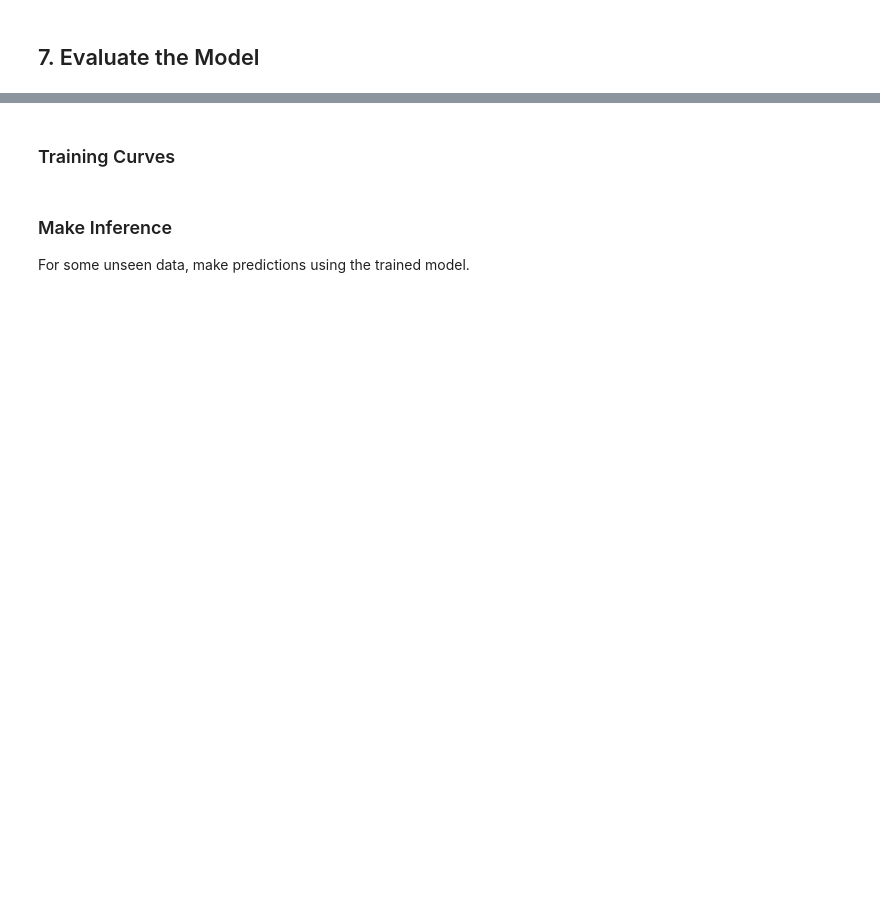
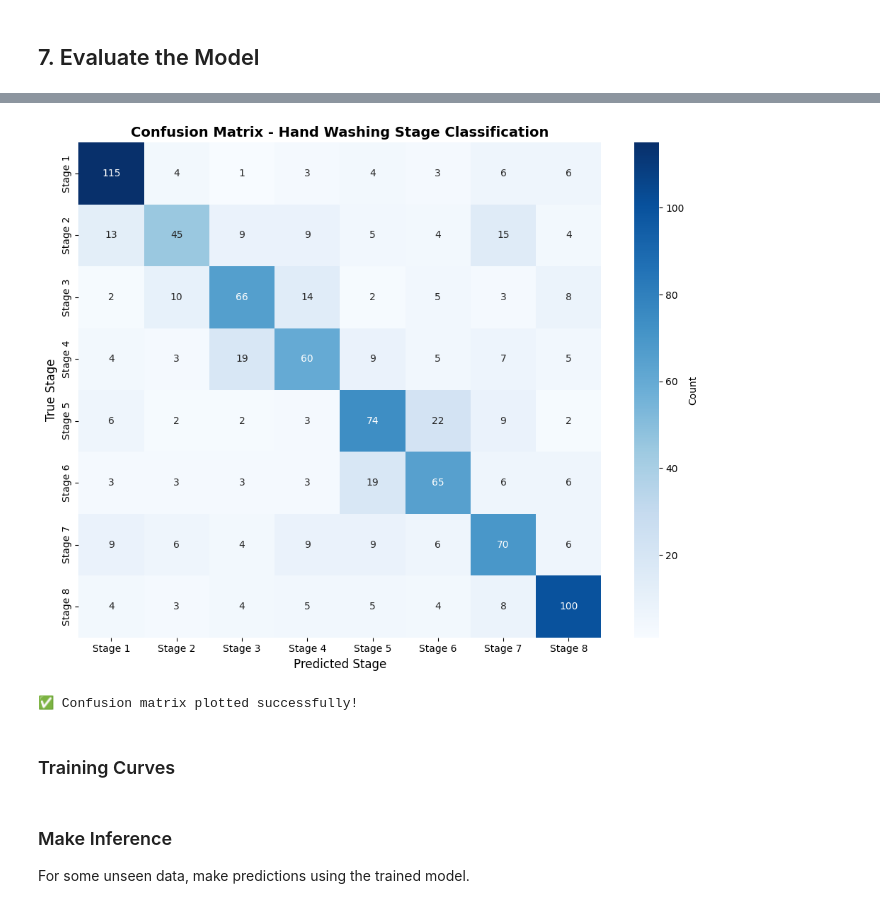
Before and after one commit to OppenTona/COVID-Correct-Hand-Washing-Prediction, a Jupyter notebook: u2560895_NguyenTheToan_Asignment2.ipynb, the cells around one changed output, grey strips where cells are left out. Cells and saved outputs as stored; diff of their text form; code cells hidden in the pictures; blank space fills up the shorter version.

```diff
--- a/u2560895_NguyenTheToan_Asignment2.ipynb
+++ b/u2560895_NguyenTheToan_Asignment2.ipynb
@@ -467,0 +818,65 @@ Display total number of images in each dataset split.
+# %%
+# ===============================
+# Part 7: Evaluate the Model
+# ===============================
+
+from sklearn.metrics import accuracy_score, classification_report, confusion_matrix
+import seaborn as sns
+import matplotlib.pyplot as plt
+import numpy as np
+
+print("=" * 80)
+print("PART 7: MODEL EVALUATION")
+print("=" * 80)
+
+# ===============================
+# 7.1) Make Predictions
+# ===============================
+print("\n🔮 Making predictions on test set...")
+y_pred = xgb_clf.predict(X_test_features)
+
+# ===============================
+# 7.2) Calculate Metrics
+# ===============================
+print("\n" + "=" * 80)
+print("📊 EVALUATION METRICS")
+print("=" * 80)
+
+# Accuracy
+test_accuracy = accuracy_score(y_test, y_pred)
+print(f"\n🎯 Test Accuracy: {test_accuracy:.4f} ({test_accuracy*100:.2f}%)")
+
+# Classification Report
+print("\n📋 Classification Report:")
+print("=" * 80)
+class_names = [f"Stage {i+1}" for i in range(8)]
+print(classification_report(y_test, y_pred, target_names=class_names, digits=4))
+
+# ===============================
+# 7.3) Confusion Matrix
+# ===============================
+print("\n" + "=" * 80)
+print("📊 Confusion Matrix")
+print("=" * 80)
+
+cm = confusion_matrix(y_test, y_pred)
+
+# Plot confusion matrix
+plt.figure(figsize=(10, 8))
+sns.heatmap(
+    cm,
+    annot=True,
+    fmt='d',
+    cmap='Blues',
+    xticklabels=class_names,
+    yticklabels=class_names,
+    cbar_kws={'label': 'Count'}
+)
+plt.title('Confusion Matrix - Hand Washing Stage Classification', fontsize=14, fontweight='bold')
+plt.xlabel('Predicted Stage', fontsize=12)
+plt.ylabel('True Stage', fontsize=12)
+plt.tight_layout()
+plt.show()
+
+print("\n✅ Confusion matrix plotted successfully!")
+# %% [output]
@@ -468,2 +900,4 @@ Display total number of images in each dataset split.
+[figure, added]
+✅ Confusion matrix plotted successfully!
 # %% [markdown]
 ### Training Curves
```
Also changed, not shown: parts of 7 cells of this notebook, 1 other file.
